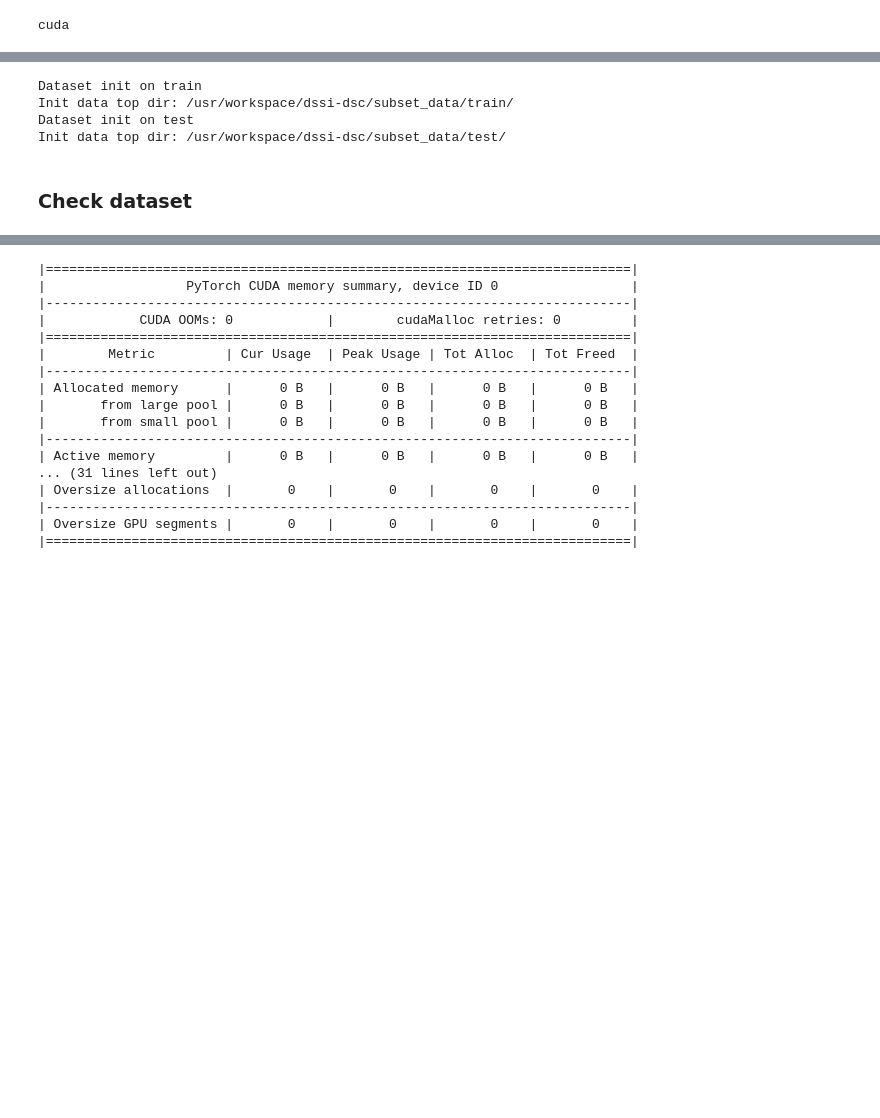
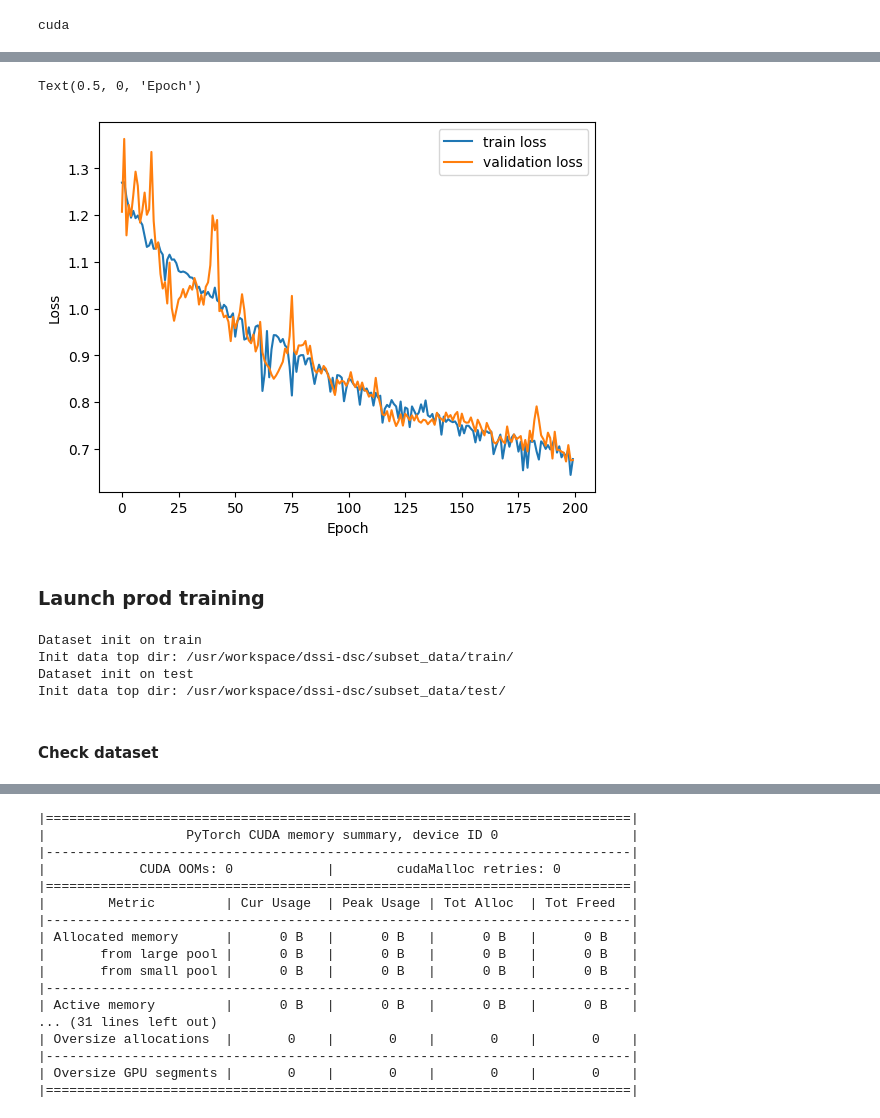
Before and after one commit to campbell108/groupj_llnl, a Jupyter notebook: notebooks/task2/task2_1_unet_lstm.ipynb, the cells around one changed output, grey strips where cells are left out. Saved outputs shown, nothing was run; the diff lists cells and outputs as text; code cells hidden in the pictures; blank space fills up the shorter version.

```diff
--- a/notebooks/task2/task2_1_unet_lstm.ipynb
+++ b/notebooks/task2/task2_1_unet_lstm.ipynb
@@ -926,0 +1413,29 @@ ROOT_PATH = "/usr/workspace/dssi-dsc/subset_data"
+# %%
+
+print("Initiating Unet_Image_ConvLSTM training for mask prediction...")
+
+# Clean memory
+torch.cuda.empty_cache()
+# device = "cpu"
+
+# Send to cuda
+model = UnetAmodalMask(mask_content_preds=True, device=device,
+                       mask_weight = 1.0, dice_weight = 0.0,
+                       iou_weight = 0.5, content_weight = 0.0).to(device) # Object-wise ModalMask+RGB -> Object-wise AmodalMask+AmodalContent
+
+# Optimizer - Adam
+# optim = torch.optim.Adam(model.parameters(), lr=1e-2)
+# Stochastic gradient decent - SGD
+optim = torch.optim.SGD(model.parameters(), lr=1e-2)
+
+
+
+# Call the train function
+n_epochs = 200
+list_of_train_metrics, list_of_valid_metrics = train(model, optim,
+                                                     train_dataloader,
+                                                     val_dataloader,
+                                                     n_epochs = n_epochs,
+                                                     device = device,
+                                                     print_cuda_malloc=False,
+                                                    print_every_n_epoch=10)
@@ -927,2 +1462,23 @@ ROOT_PATH = "/usr/workspace/dssi-dsc/subset_data"
+# %%
+metrics = {'train': {}, 'validation': {}}
+for key in list_of_train_metrics[0].keys():
+    metrics['train'][key] = [list_of_train_metrics[i][key] for i in range(len(list_of_train_metrics))]
+
+for key in list_of_valid_metrics[0].keys():
+    metrics['validation'][key] = [list_of_valid_metrics[i][key] for i in range(len(list_of_valid_metrics))]
+# %%
+fig, ax = plt.subplots(1,1)
+
+for key in ['train', 'validation']:
+    ax.plot(metrics[key]['loss'], label=f'{key} loss')
+
+ax.legend()
+ax.set_ylabel("Loss")
+ax.set_xlabel("Epoch")
+# %% [output]
+Text(0.5, 0, 'Epoch')
+[figure, added]
+# %% [markdown]
+### Launch prod training
 # %%
 # Arguments
@@ -959,8 +1522,8 @@ Dataset init on train
 Init data top dir: /usr/workspace/dssi-dsc/subset_data/train/
 Dataset init on test
 Init data top dir: /usr/workspace/dssi-dsc/subset_data/test/
-# %% [markdown]
-### Check dataset
+# %% [markdown]
+#### Check dataset
 # %%
 sample = next(iter(val_dataset))
 sample
```
Also changed, not shown: parts of 51 cells of this notebook, 4 other files.
